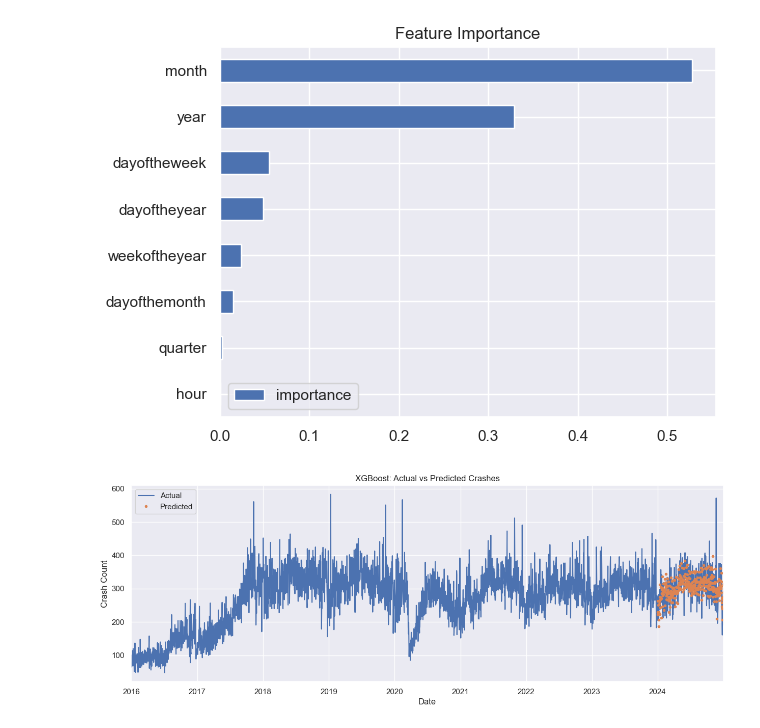
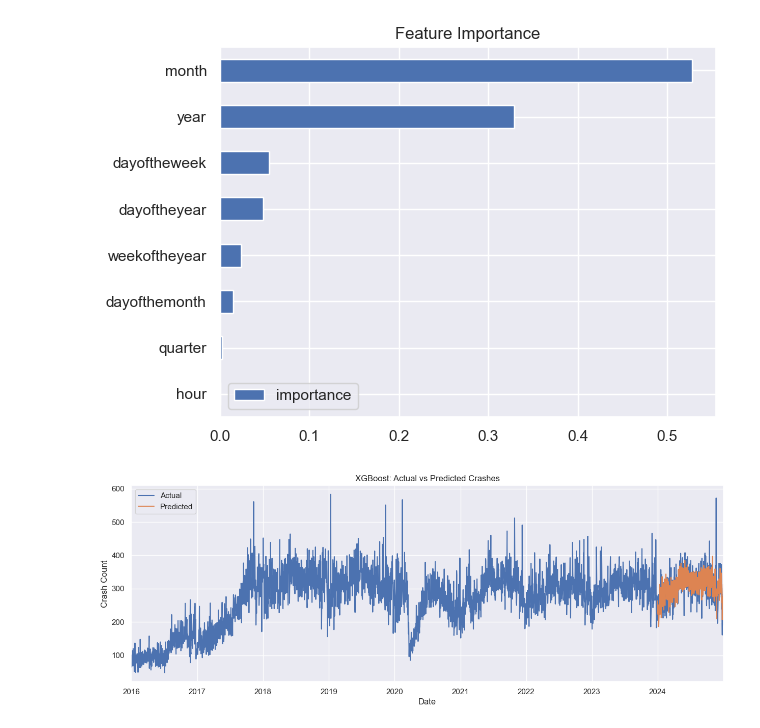
Before and after one commit to Giga1025/Optimal_Time_series_forecastings, a Jupyter notebook: predictions.ipynb, the cells around one changed output. Saved outputs shown, nothing was run; the diff lists cells and outputs as text; code cells hidden in the pictures.

```diff
--- a/predictions.ipynb
+++ b/predictions.ipynb
@@ -756,17 +772,18 @@ plt.show()
 # %%
 # Drop existing 'prediction' columns to avoid merge conflict
 data_xgboost = data_xgboost.drop(columns=['prediction_x', 'prediction_y', 'prediction'], errors='ignore')
 
 # Merge without conflicts
 data_xgboost = data_xgboost.merge(test[['prediction']], how='left', left_index=True, right_index=True)
 
 # Plot results
 ax = data_xgboost[['COUNT']].plot(figsize=(15, 5))
-data_xgboost['prediction'].plot(ax=ax, style='.')
+data_xgboost['prediction'].plot(ax=ax, style='-')
+
 plt.title('XGBoost: Actual vs Predicted Crashes')
 plt.xlabel('Date')
 plt.ylabel('Crash Count')
 plt.legend(['Actual', 'Predicted'])
 plt.show()
 # %% [output]
-[figure, old version]
+[figure, new version]
```
Also changed, not shown: parts of 2 cells of this notebook, 2 other files.
